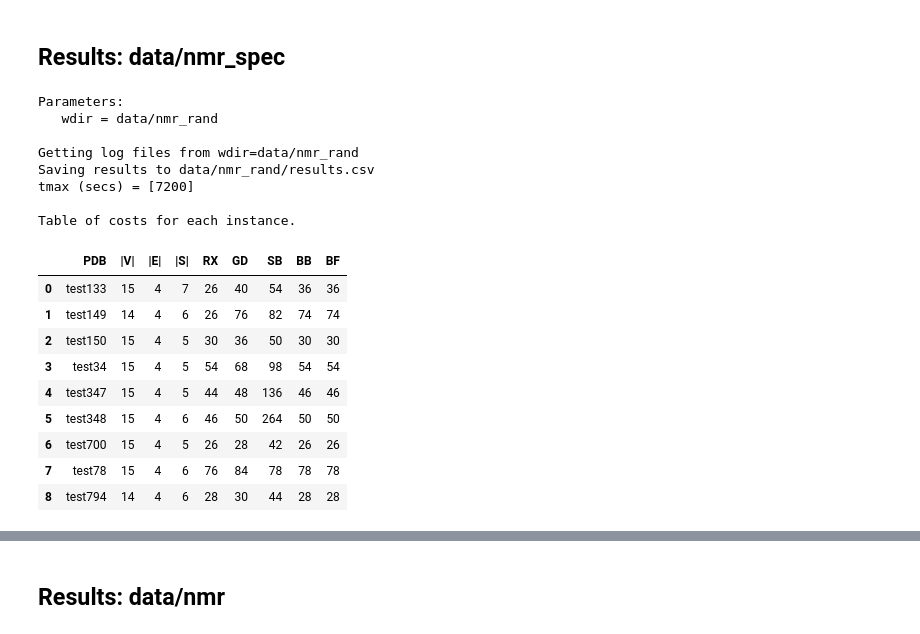
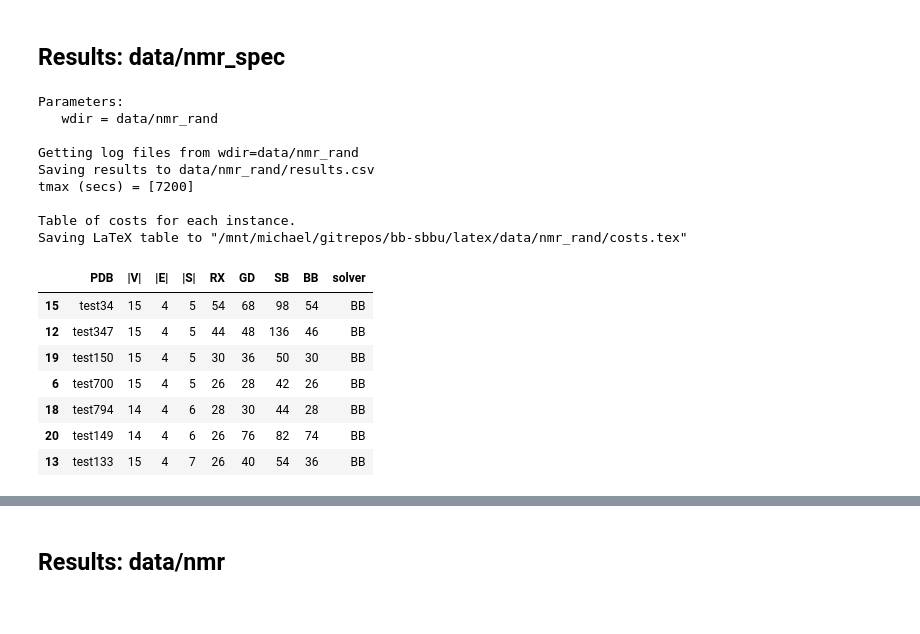
Before and after one commit to michaelsouza/bb-sbbu, a Jupyter notebook: report.ipynb, the cells around one changed output, grey strips where cells are left out. Cells and saved outputs as stored; diff of their text form; code cells hidden in the pictures.

```diff
--- a/report.ipynb
+++ b/report.ipynb
@@ -150,71 +150,92 @@ fig.show()
 ## Results: data/nmr_spec
 # %%
 nmr_folder = 'data/nmr_rand'
+
 # run read_results.py
 os.system('python read_results.py -wdir ' + nmr_folder)
+
 # read results
 df = pd.read_csv(os.path.join(nmr_folder, 'results.csv'))
 print('tmax (secs) =', df['tmax'].unique())
 print('')
+
 # add columns
 df['PDB'] = df.apply(lambda row: row['fnmr'].split('/')[-1].split('_')[0], axis=1)
+
 # set columns order
 cols = ['PDB','|V|','|E|','|S|','costRX', 'costGD', 'costSB']
 cols += sorted([c for c in df.columns if c not in cols])
 df = df[cols]
+
 # set columns names
 cols = df.columns.tolist()
 cols = {c:c.replace('cost', '') for c in cols}
 df.rename(columns=cols, inplace=True)
+
 # sort by |S|
 df = df.sort_values(by=['|S|'])
+
 # remove unnecessary columns
 cols = ['fnmr', 'clean_log', 'verbose', 'dump', 'tmax']
 cols += [c for c in df.columns if c.startswith('time')]
 cols += [c for c in df.columns if c.startswith('cost')]
 df.drop(columns=cols, inplace=True)
+
 # display
 caption = 'Table of costs for each instance.'
 print(caption)
 pd.set_option('display.float_format', lambda x: '%g' % x)
 dfA = df.groupby('PDB').max().reset_index()
+
 # remove col solver
 dfA.drop(columns=['solver'], inplace=True)
-display(dfA)
+
+# get results where the cost are different
+dfA = dfA[dfA['GD'] != dfA['SB']]
+dfA = dfA[dfA['GD'] != dfA['BB']]
+dfA = dfA[dfA['SB'] != dfA['BB']]
+
 # convert to latex
 tex = dfA.to_latex(index=False,
                 column_format='lrrrrrrrrr',
                 header=dfA.columns, # list of column names
                 escape=False,
                 caption=caption,
                 label=f'tab:costs',
                 multicolumn=False,
                 multicolumn_format='c')
+
 # save tex to file
 wdir = os.path.join('latex',nmr_folder)
 if not os.path.exists(wdir):
     os.mkdir(wdir)
-with open(os.path.join(wdir,'costs.tex'), 'w') as fd:
+fn = os.path.join(wdir,'costs.tex')
+# get full path
+fn = os.path.abspath(fn)
+print(f'Saving LaTeX table to "{fn}"')
+with open(fn, 'w') as fd:
     fd.write(tex)
+
+df = df[df['PDB'].isin(dfA['PDB'])]
+df
 # %% [output]
 Parameters:
    wdir = data/nmr_rand
 
 Getting log files from wdir=data/nmr_rand
 Saving results to data/nmr_rand/results.csv
 tmax (secs) = [7200]
 
 Table of costs for each instance.
+Saving LaTeX table to "/mnt/michael/gitrepos/bb-sbbu/latex/data/nmr_rand/costs.tex"
-|  | PDB | |V| | |E| | |S| | RX | GD | SB | BB | BF |
-| 0 | test133 | 15 | 4 | 7 | 26 | 40 | 54 | 36 | 36 |
-| 1 | test149 | 14 | 4 | 6 | 26 | 76 | 82 | 74 | 74 |
-| 2 | test150 | 15 | 4 | 5 | 30 | 36 | 50 | 30 | 30 |
-| 3 | test34 | 15 | 4 | 5 | 54 | 68 | 98 | 54 | 54 |
-| 4 | test347 | 15 | 4 | 5 | 44 | 48 | 136 | 46 | 46 |
-| 5 | test348 | 15 | 4 | 6 | 46 | 50 | 264 | 50 | 50 |
-| 6 | test700 | 15 | 4 | 5 | 26 | 28 | 42 | 26 | 26 |
-| 7 | test78 | 15 | 4 | 6 | 76 | 84 | 78 | 78 | 78 |
-| 8 | test794 | 14 | 4 | 6 | 28 | 30 | 44 | 28 | 28 |
+|  | PDB | |V| | |E| | |S| | RX | GD | SB | BB | solver |
+| 15 | test34 | 15 | 4 | 5 | 54 | 68 | 98 | 54 | BB |
+| 12 | test347 | 15 | 4 | 5 | 44 | 48 | 136 | 46 | BB |
+| 19 | test150 | 15 | 4 | 5 | 30 | 36 | 50 | 30 | BB |
+| 6 | test700 | 15 | 4 | 5 | 26 | 28 | 42 | 26 | BB |
+| 18 | test794 | 14 | 4 | 6 | 28 | 30 | 44 | 28 | BB |
+| 20 | test149 | 14 | 4 | 6 | 26 | 76 | 82 | 74 | BB |
+| 13 | test133 | 15 | 4 | 7 | 26 | 40 | 54 | 36 | BB |
 # %%
 dfA = {'PDB':[],'cost':[], 'algorithm':[]}
 for i, row in df.iterrows():
```
Also changed, not shown: parts of 6 cells of this notebook, 29 other files.
